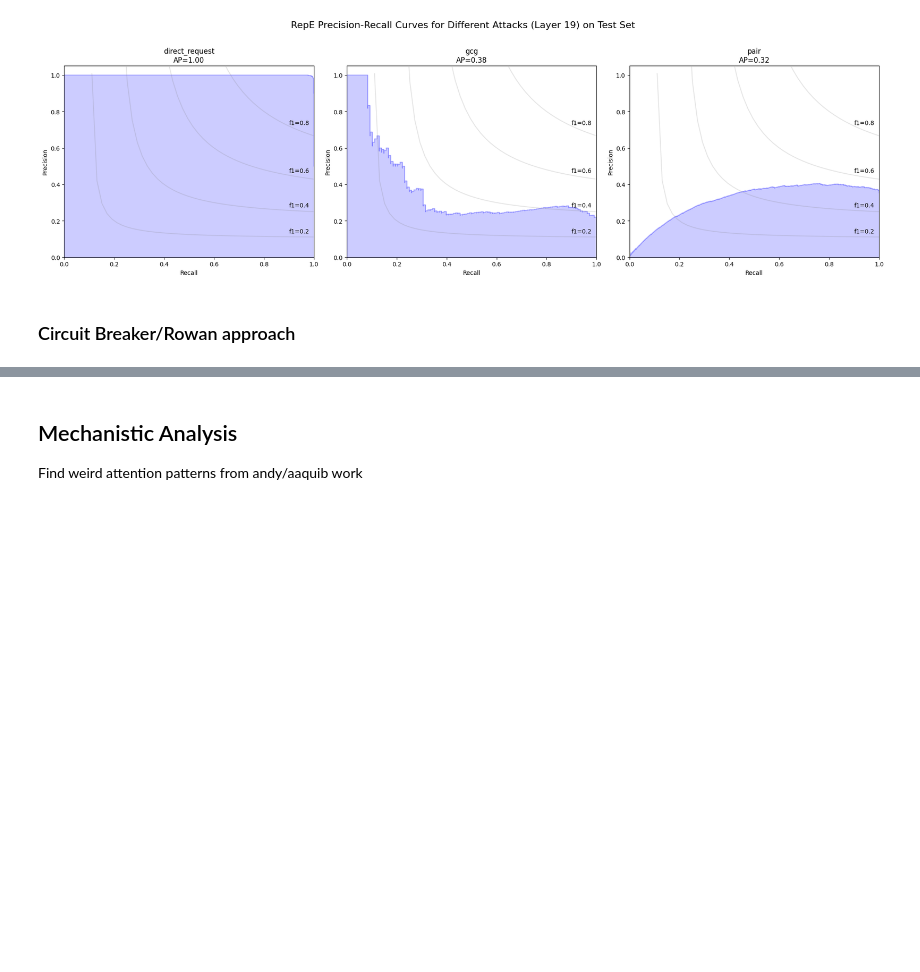
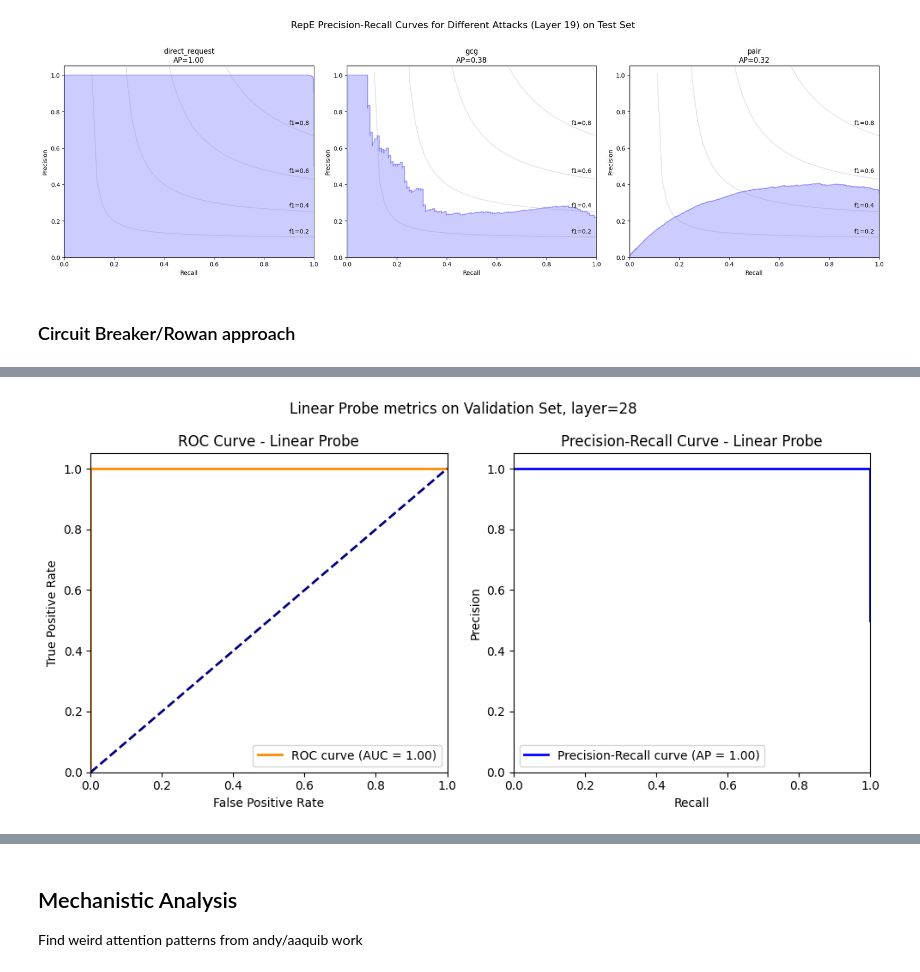
Before and after one commit to abhay-sheshadri/sae_experiments, a Jupyter notebook: jailbreak_mad_baselines.ipynb, the cells around one changed output, grey strips where cells are left out. Cells and saved outputs as stored; diff of their text form; code cells hidden in the pictures; blank space fills up the shorter version.

```diff
--- a/jailbreak_mad_baselines.ipynb
+++ b/jailbreak_mad_baselines.ipynb
@@ -584,11 +596,11 @@ plt.show()
 # %%
 # train dedicated linear and MLP probes
-# could calculate AUROC again by varying bias term (only second bias term in the MLP), or just calculate precision and recall
+# get AUROC
 
 sample_harmful_cache = harmful_train_cache
 sample_benign_cache = benign_train_cache
 
-layer = 12
+layer = 28
 
 all_data = np.concatenate([sample_harmful_cache[layer].float().numpy(), sample_benign_cache[layer].float().numpy()])
 labels = np.concatenate([np.ones(sample_harmful_cache[layer].shape[0]), np.zeros(sample_benign_cache[layer].shape[0])])
@@ -599,6 +611,7 @@ all_data = all_data[shuffle_indices]
 labels = labels[shuffle_indices]
 
 # train linear probe
+print("Training linear probe")
 from sklearn.linear_model import LogisticRegression
 linear_probe = LogisticRegression(max_iter=1000)
 linear_probe.fit(all_data, labels)
@@ -606,7 +619,5 @@ linear_probe.fit(all_data, labels)
 # train 2 layer MLP probe, hidden layer sizes 32, 32
 from sklearn.neural_network import MLPClassifier
 print("Training MLP probe")
-mlp_probe = MLPClassifier(hidden_layer_sizes=(32, 32), max_iter=100000)
+mlp_probe = MLPClassifier(hidden_layer_sizes=(32, 32), max_iter=1000000)
 mlp_probe.fit(all_data, labels)
-
-# evaluate recall and precision
@@ -612,0 +628,71 @@ mlp_probe.fit(all_data, labels)
+# %%
+# evaluate probes on validation set, get precision and recall and accuracy and AUROCs
+
+all_val_data = np.concatenate([benign_val_cache[layer].float().numpy(), harmful_val_cache[layer].float().numpy()])
+all_val_labels = np.concatenate([np.zeros(benign_val_cache[layer].shape[0]), np.ones(harmful_val_cache[layer].shape[0])])
+
+import numpy as np
+import matplotlib.pyplot as plt
+from sklearn.metrics import roc_curve, auc, precision_recall_curve, average_precision_score, accuracy_score
+
+# Evaluate probes on validation set
+def evaluate_probe(probe, data, labels, name=None, suptitle=None, plot=True):
+    # Get predictions and probabilities
+    y_pred = probe.predict(data)
+    y_prob = probe.predict_proba(data)[:, 1]
+
+    # Calculate accuracy
+    accuracy = accuracy_score(labels, y_pred)
+
+    # Calculate ROC curve and AUC
+    fpr, tpr, _ = roc_curve(labels, y_prob)
+    roc_auc = auc(fpr, tpr)
+
+    # Calculate precision-recall curve and average precision
+    precision, recall, _ = precision_recall_curve(labels, y_prob)
+    average_precision = average_precision_score(labels, y_prob)
+
+    if plot:
+        # Plot ROC curve
+        plt.figure(figsize=(10, 5))
+        plt.subplot(1, 2, 1)
+        plt.plot(fpr, tpr, color='darkorange', lw=2, label=f'ROC curve (AUC = {roc_auc:.2f})')
+        plt.plot([0, 1], [0, 1], color='navy', lw=2, linestyle='--')
+        plt.xlim([0.0, 1.0])
+        plt.ylim([0.0, 1.05])
+        plt.xlabel('False Positive Rate')
+        plt.ylabel('True Positive Rate')
+        plt.title(f'ROC Curve - {name}')
+        plt.legend(loc="lower right")
+
+        # Plot Precision-Recall curve
+        plt.subplot(1, 2, 2)
+        plt.plot(recall, precision, color='blue', lw=2, label=f'Precision-Recall curve (AP = {average_precision:.2f})')
+        plt.xlim([0.0, 1.0])
+        plt.ylim([0.0, 1.05])
+        plt.xlabel('Recall')
+        plt.ylabel('Precision')
+        plt.title(f'Precision-Recall Curve - {name}')
+        plt.legend(loc="lower left")
+
+        if suptitle is not None:
+            plt.suptitle(suptitle)
+
+        plt.tight_layout()
+        plt.show()
+
+        print(f"Results for {name}:")
+        print(f"Accuracy: {accuracy:.4f}")
+        print(f"ROC AUC: {roc_auc:.4f}")
+        print(f"Average Precision: {average_precision:.4f}")
+        print("\n")
+
+    return accuracy, roc_auc, average_precision, fpr, tpr, precision, recall
+
+# Evaluate linear probe
+_ = evaluate_probe(linear_probe, all_val_data, all_val_labels, "Linear Probe", suptitle=f"Linear Probe metrics on Validation Set, {layer=}")
+
+# Evaluate MLP probe
+_ = evaluate_probe(mlp_probe, all_val_data, all_val_labels, "MLP Probe", plot=True, suptitle=f"MLP Probe metrics on Validation Set, {layer=}")
+# %% [output]
+[figure, added]
```
Also changed, not shown: parts of 30 cells of this notebook.
